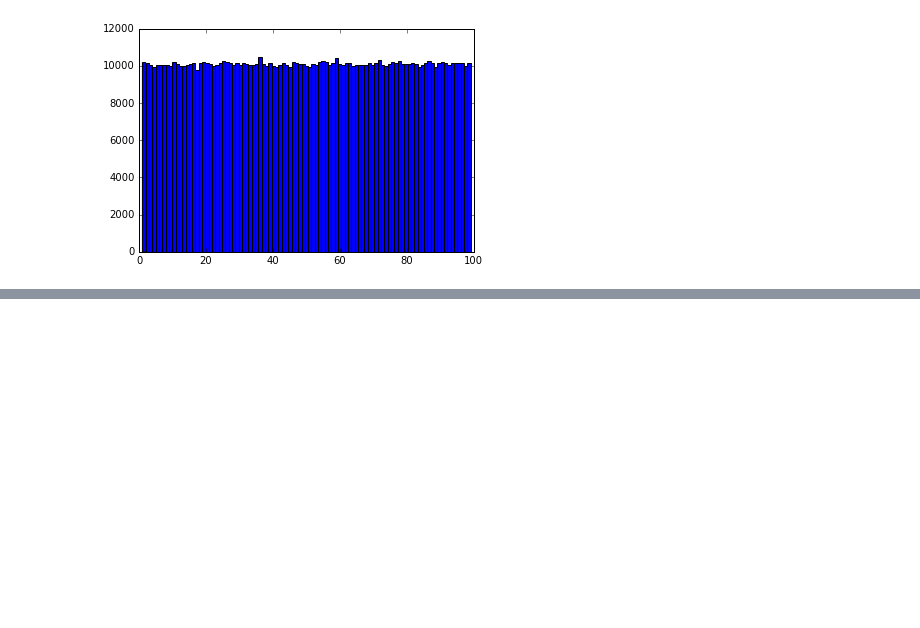
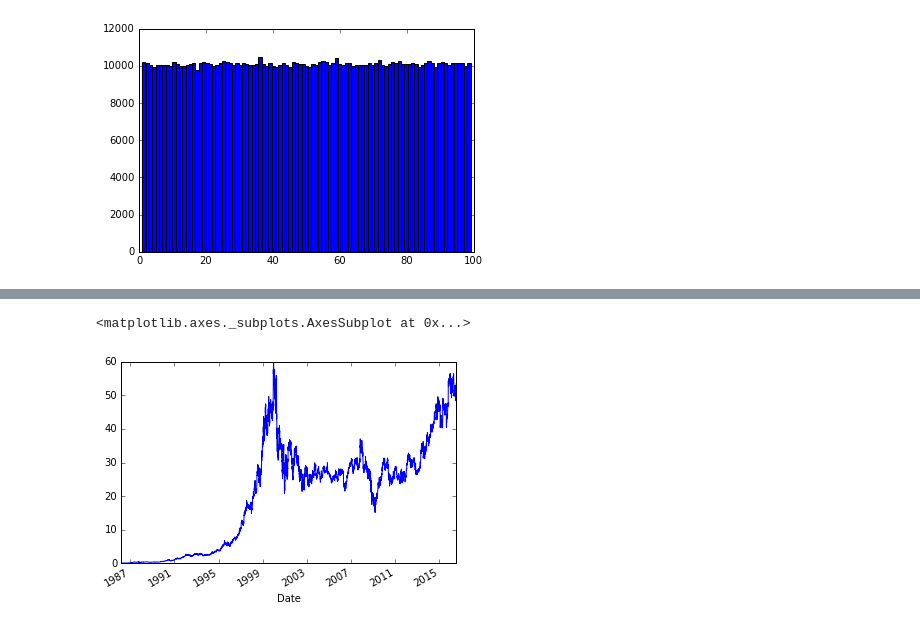
Before and after one commit to liulixiang1988/python_study_case, a Jupyter notebook: ipython-notebook-demo.ipynb, the cells around one changed output, grey strips where cells are left out. Cells and saved outputs as stored; diff of their text form; code cells hidden in the pictures; blank space fills up the shorter version.

Commit message:
data science

```diff
--- a/ipython-notebook-demo.ipynb
+++ b/ipython-notebook-demo.ipynb
@@ -86,0 +154,5 @@ hist(xs, bins=99)
+# %%
+from requests import get
+url = 'https://www.quandl.com/api/v3/datasets/GOOG/NASDAQ_MSFT.json?trim_start=1986-03-13&trim_end=2016-07-13&order=asc'
+response = get(url)
+response
@@ -86,0 +165,2 @@ hist(xs, bins=99)
+# %%
+dataset = response.json().get('dataset')
@@ -86,0 +171,6 @@ hist(xs, bins=99)
+# %%
+from pandas import DataFrame
+
+df = DataFrame(dataset['data'], columns=dataset['column_names'])
+df.index = df.Date
+df.head() #显示前五行
@@ -86,0 +195,5 @@ hist(xs, bins=99)
+# %%
+df['Close'].plot()
+# %% [output]
+<matplotlib.axes._subplots.AxesSubplot at 0x...>
+[figure, added]
```
Also changed, not shown: parts of 38 cells of this notebook.
